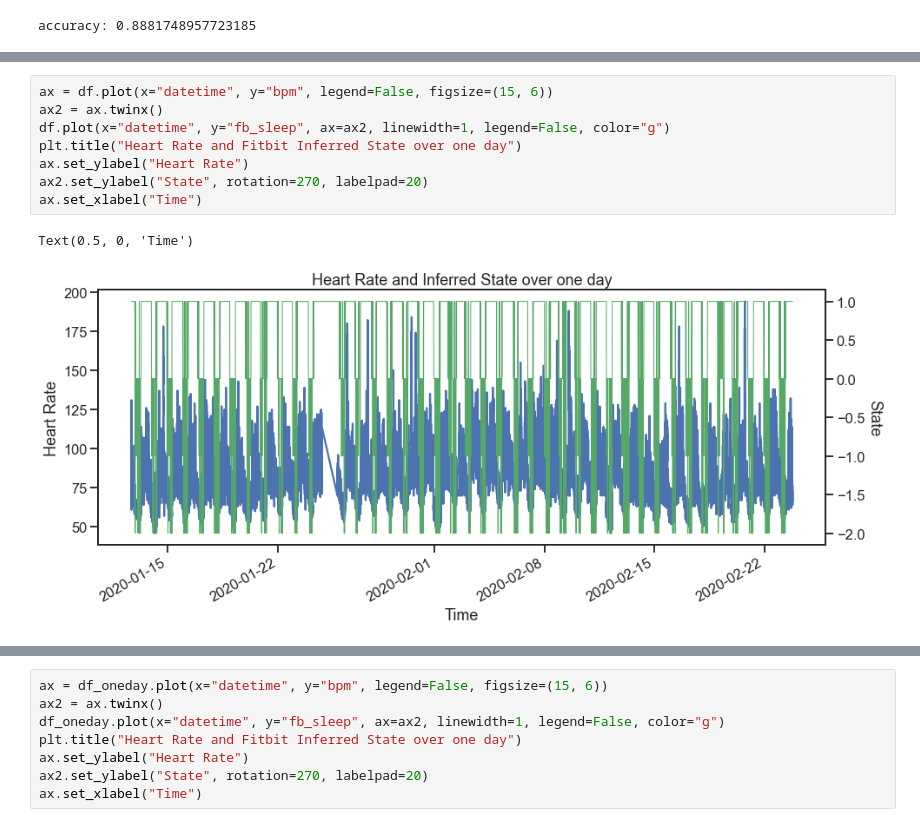
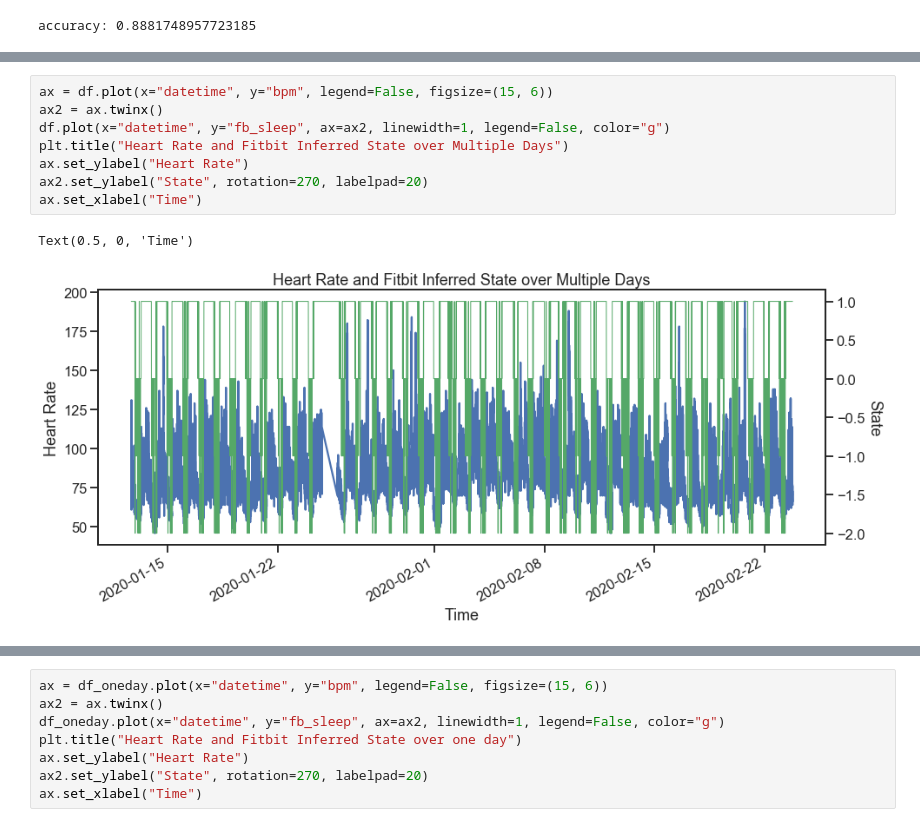
Before and after one commit to kimberlymcm/digitalhealth_project, a Jupyter notebook: src/Initial_Heart_Rate_Exploration.ipynb, the cells around one changed output, grey strips where cells are left out. Saved outputs shown, nothing was run; the diff lists cells and outputs as text.

```diff
--- a/src/Initial_Heart_Rate_Exploration.ipynb
+++ b/src/Initial_Heart_Rate_Exploration.ipynb
@@ -254,14 +228,14 @@ ax.set_xlabel("Time")
 # %%
 ax = df.plot(x="datetime", y="bpm", legend=False, figsize=(15, 6))
 ax2 = ax.twinx()
 df.plot(x="datetime", y="fb_sleep", ax=ax2, linewidth=1, legend=False, color="g")
-plt.title("Heart Rate and Fitbit Inferred State over one day")
+plt.title("Heart Rate and Fitbit Inferred State over Multiple Days")
 ax.set_ylabel("Heart Rate")
 ax2.set_ylabel("State", rotation=270, labelpad=20)
 ax.set_xlabel("Time")
 # %% [output]
 Text(0.5, 0, 'Time')
-[figure, old version]
+[figure, new version]
 # %%
 df_oneday = df['2020-01-13']
 
```
Also changed, not shown: parts of 5 cells of this notebook, 4 other files.
